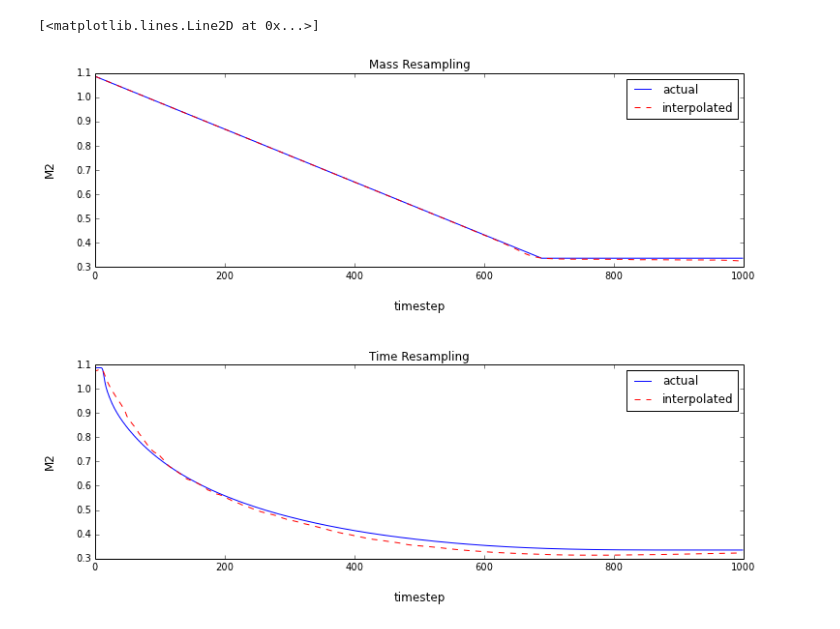
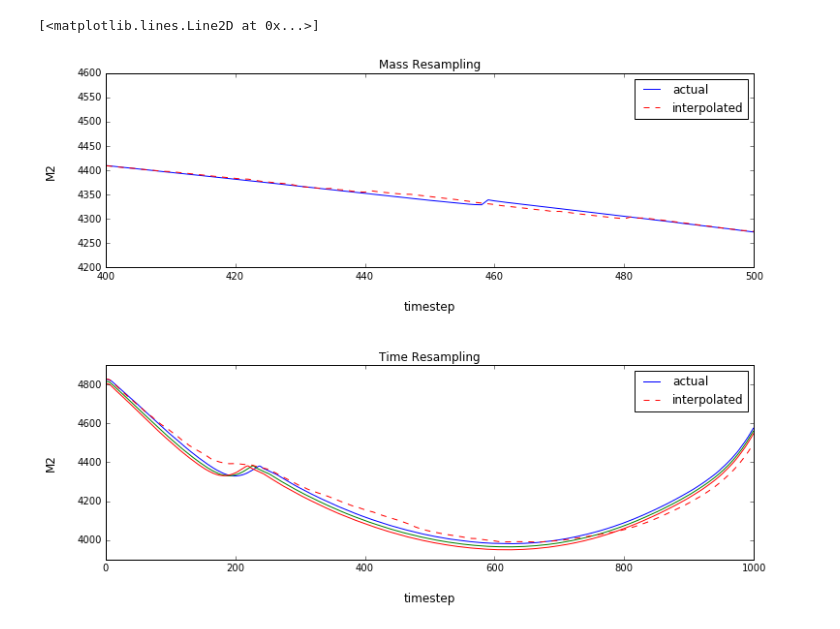
Before and after one commit to lmaesampson/StellarTrackInterpolation, a Jupyter notebook: Python/MassTransfer_GP_Interpolation.ipynb, the cells around one changed output. Drawn from its saved outputs; the diff is of its cells as text; code cells hidden in the pictures.

```diff
--- a/Python/MassTransfer_GP_Interpolation.ipynb
+++ b/Python/MassTransfer_GP_Interpolation.ipynb
@@ -112,10 +116,13 @@ The initial conditions for track 500 are: Mbh = 8.000000, M2 = 0.995086, & P = 1
 # %%
 '''Convert list into matrix of shape (track,parameter,timestep)'''
-matrix_1; matrix_2 = np.zeros((len(outputs_1),1000,20))
+matrix_1= np.zeros((len(outputs_1),1000,20))
+matrix_2 = np.zeros((len(outputs_1),1000,20))
 data_1 = np.array(outputs_1)
 data_2 = np.array(outputs_2)
 
-for i in xrange(len(data)):
+print len(outputs_1)
+
+for i in xrange(len(outputs_1)):
     for j in xrange(1000):
         for k in xrange(20):
             matrix_1[i,j,k]=data_1[i,j][k]
@@ -123,3 +130,5 @@ for i in xrange(len(data)):
 
 matrix_1 = np.swapaxes(matrix_1,1,2)
 matrix_2 = np.swapaxes(matrix_2,1,2)
+
+print shape(matrix_1),shape(matrix_2)
@@ -126,3 +138,7 @@ matrix_2 = np.swapaxes(matrix_2,1,2)
+# %%
+#Delete the columns we don't care about
+outputs1 = np.delete(matrix_1,(0,10,11),1)
+outputs2 = np.delete(matrix_2,(0,10,11),1)
 # %%
 '''Pick random IC to leave out, interpolate over this and compare with actual'''
 q=randint(0,len(inputs))
@@ -130,8 +146,8 @@ temp = list(inputs)
 random_IC = array(temp.pop(q))
 temp = array(temp)
 
-temp_out_1 = list(matrix_1)
-temp_out_2 = list(matrix_2)
+temp_out_1 = list(outputs1)
+temp_out_2 = list(outputs2)
 temp_out_1.pop(q)
 temp_out_2.pop(q)
 temp_out_1 = array(temp_out_1)
@@ -169,7 +185,8 @@ for i in xrange(0,1000):
     y_pred_1.append(y_GP)
     sigma_1.append(sigma_GP)
 
-    print i
+    if i%50==0:
+        print i
 
 elapsed = time.time() - start_time # See how long it took
 print 'It only took %f seconds!' % (elapsed)
@@ -184,7 +201,8 @@ for i in xrange(0,1000):
     y_pred_2.append(y_GP)
     sigma_2.append(sigma_GP)
 
-    print i
+    if i%50==0:
+        print i
 
 elapsed = time.time() - start_time # See how long it took
 print 'It only took %f seconds!' % (elapsed)
@@ -231,42 +245,48 @@ array([ 4439.13665994,  4435.30053442,  4434.35813653,  4433.63526338,
 
 actual_1 = matrix_1[q]
 actual_2 = matrix_2[q]
-interp_1 = np.reshape(y_pred_1,(1000,20))
-interp_2 = np.reshape(y_pred_2,(1000,20))
+actual_3 = matrix_2[q+1]
+actual_4 = matrix_2[q+2]
+interp_1 = np.reshape(y_pred_1,(1000,17))
+interp_2 = np.reshape(y_pred_2,(1000,17))
 
 parameters=['log_dt', 'he_core_mass', 'LH', 'LHe', 'Teff', 'L',
     'R', 'logg', 'center_H1', 'center_He4', 'num_retries',
     'model', 'age', 'P', 'A', 'rl_relative_overflow', 'M2',
     'Mbh', 'log_abs_mdot', 'xfer_fraction']
 
 ### Set up plots ###
 fig=plt.figure(figsize = (12,9), facecolor = 'white')
 fig.subplots_adjust(wspace=.5,hspace=.5)
 
 ax1 = fig.add_subplot(211)
 ax2 = fig.add_subplot(212)
 
 #set up the line collections
 lc1 = LineCollection([[(0, 0)]], linestyles = ['solid'], colors = ['blue'])
 lc2 = LineCollection([[(0, 0)]], linestyles = ['dashed'], colors = ['red'])
 
 # Set parameter to plot, and make timesteps
 param_num = 16
 timesteps = np.linspace(0,999,1000)
 
+ax1.set_xlim(400,500)
+ax1.set_ylim(4200,4600)
 ax1.set_xlabel('timestep', rotation=0, labelpad=20, size=12)
 ax1.set_ylabel(parameters[param_num], rotation=90, labelpad=20, size=12)
 ax1.legend([lc1, lc2], ['actual', 'interpolated'], loc=0)
 ax1.set_title("Mass Resampling")
-ax1.plot(timesteps, actual_1[param_num], 'b-')
-ax1.plot(timesteps, interp_1[:,param_num], 'r--')
+ax1.plot(timesteps, actual_1[4], 'b-')
+ax1.plot(timesteps, interp_1[:,3], 'r--')
 
 ax2.set_xlabel('timestep', rotation=0, labelpad=20, size=12)
 ax2.set_ylabel(parameters[param_num], rotation=90, labelpad=20, size=12)
 ax2.legend([lc1, lc2], ['actual', 'interpolated'], loc=0)
 ax2.set_title("Time Resampling")
-ax2.plot(timesteps, actual_2[param_num], 'b-')
-ax2.plot(timesteps, interp_2[:,param_num], 'r--')
+ax2.plot(timesteps, actual_2[4], 'b-')
+ax2.plot(timesteps, actual_3[4], 'g-')
+ax2.plot(timesteps, actual_4[4], 'r-')
+ax2.plot(timesteps, interp_2[:,3], 'r--')
 # %% [output]
 [<matplotlib.lines.Line2D at 0x...>]
-[figure, old version]
+[figure, new version]
```
Also changed, not shown: parts of 7 cells of this notebook, 1 other file.
